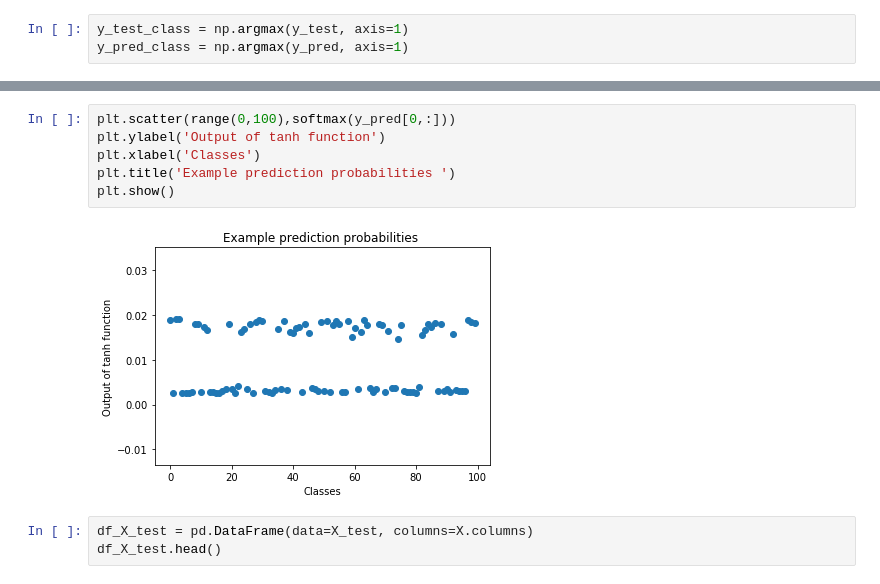
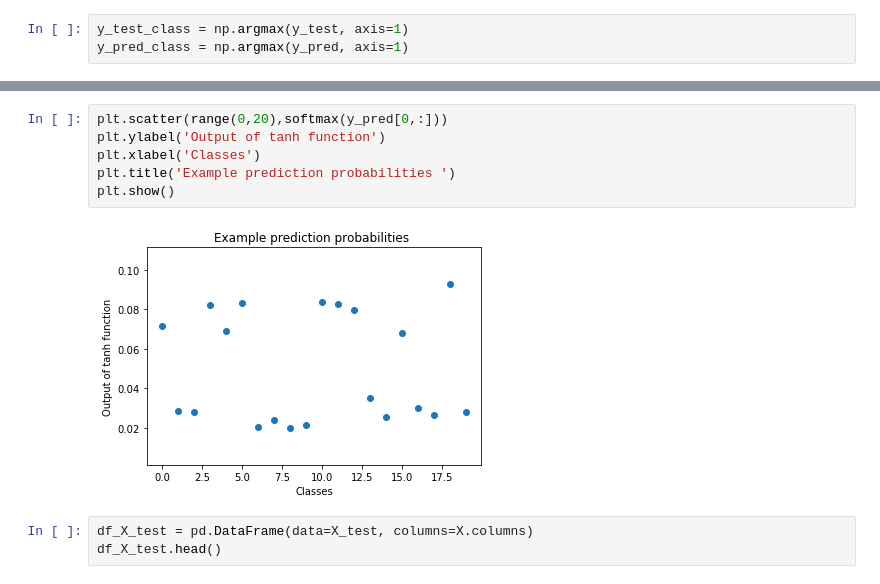
Before and after one commit to Globe-Research/deep-orderbook, a Jupyter notebook: DL_for_LOB_Sirignano.ipynb, the cells around one changed output, grey strips where cells are left out. Drawn from its saved outputs; the diff is of its cells as text.

```diff
--- a/DL_for_LOB_Sirignano.ipynb
+++ b/DL_for_LOB_Sirignano.ipynb
@@ -208,11 +200,11 @@ array([[0, 0, 0, ..., 0, 0, 0],
 # %%
-plt.scatter(range(0,100),softmax(y_pred[0,:]))
+plt.scatter(range(0,20),softmax(y_pred[0,:]))
 plt.ylabel('Output of tanh function')
 plt.xlabel('Classes')
 plt.title('Example prediction probabilities ')
 plt.show()
 # %% [output]
-[figure, old version]
+[figure, new version]
 # %%
 df_X_test = pd.DataFrame(data=X_test, columns=X.columns)
 df_X_test.head()
```
Also changed, not shown: parts of 4 cells of this notebook, 1 other file.
